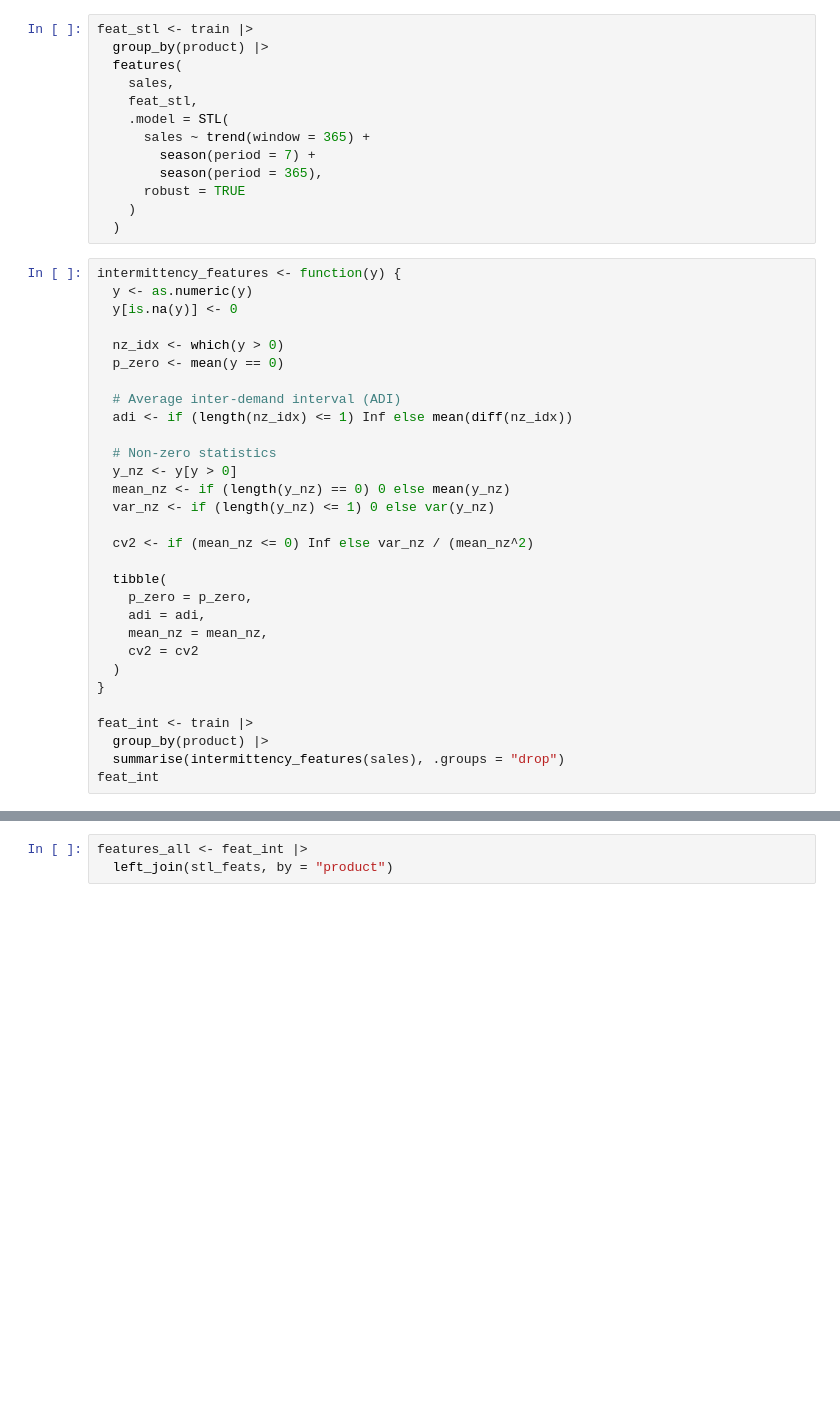
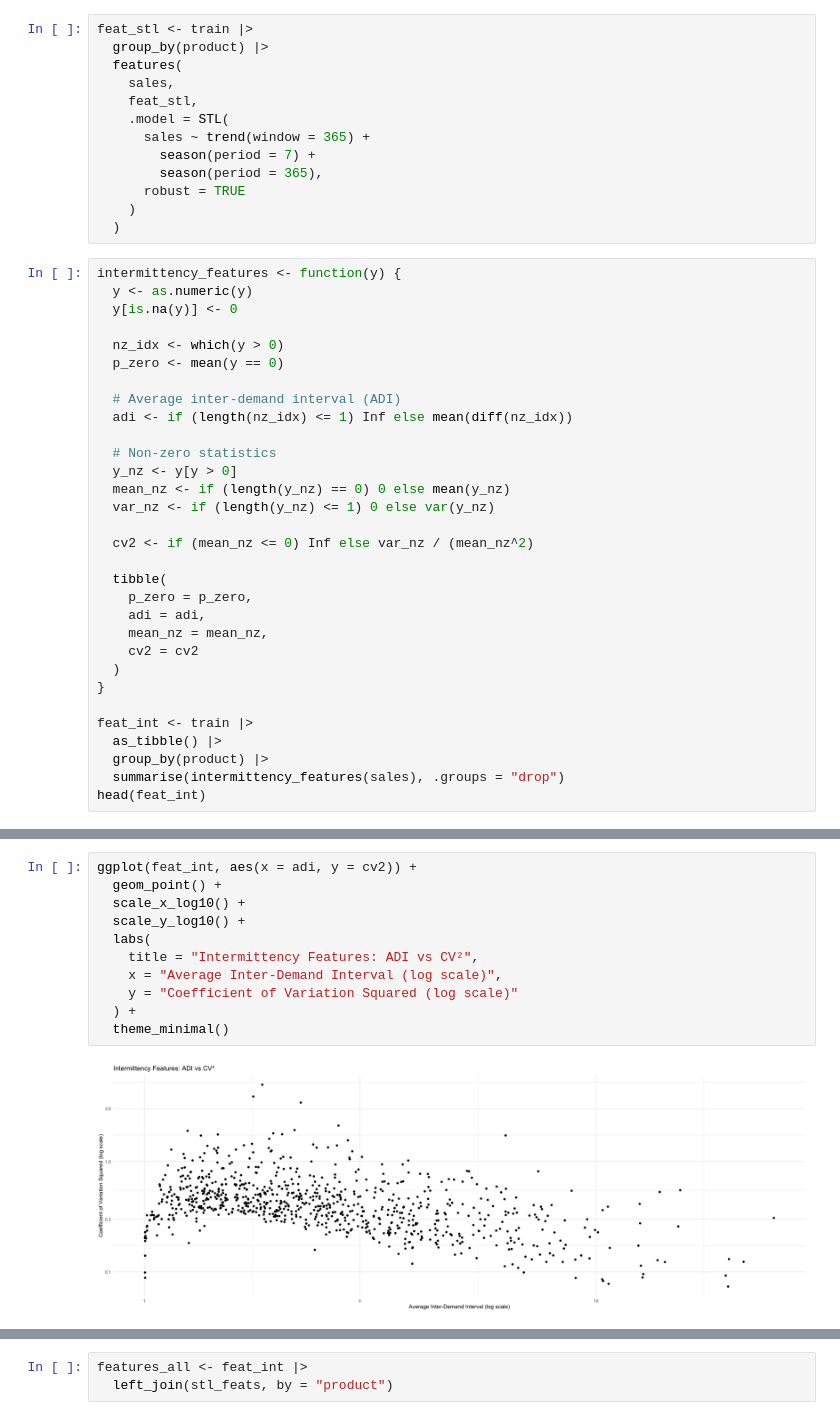
Before and after one commit to Whatisthisname/AFCS-Final, a Jupyter notebook: Data_Inspection/sales_exploration.ipynb, the cells around one changed output, grey strips where cells are left out. Cells and saved outputs as stored; diff of their text form; blank space fills up the shorter version.

```diff
--- a/Data_Inspection/sales_exploration.ipynb
+++ b/Data_Inspection/sales_exploration.ipynb
@@ -111,6 +113,7 @@ intermittency_features <- function(y) {
 }
 
 feat_int <- train |>
+  as_tibble() |>
   group_by(product) |>
   summarise(intermittency_features(sales), .groups = "drop")
-feat_int
+head(feat_int)
@@ -116,0 +130,13 @@ feat_int
+# %%
+ggplot(feat_int, aes(x = adi, y = cv2)) +
+  geom_point() +
+  scale_x_log10() +
+  scale_y_log10() +
+  labs(
+    title = "Intermittency Features: ADI vs CV²",
+    x = "Average Inter-Demand Interval (log scale)",
+    y = "Coefficient of Variation Squared (log scale)"
+  ) +
+  theme_minimal()
+# %% [output]
+[figure, added]
```
Also changed, not shown: parts of 5 cells of this notebook, 1 other file.
